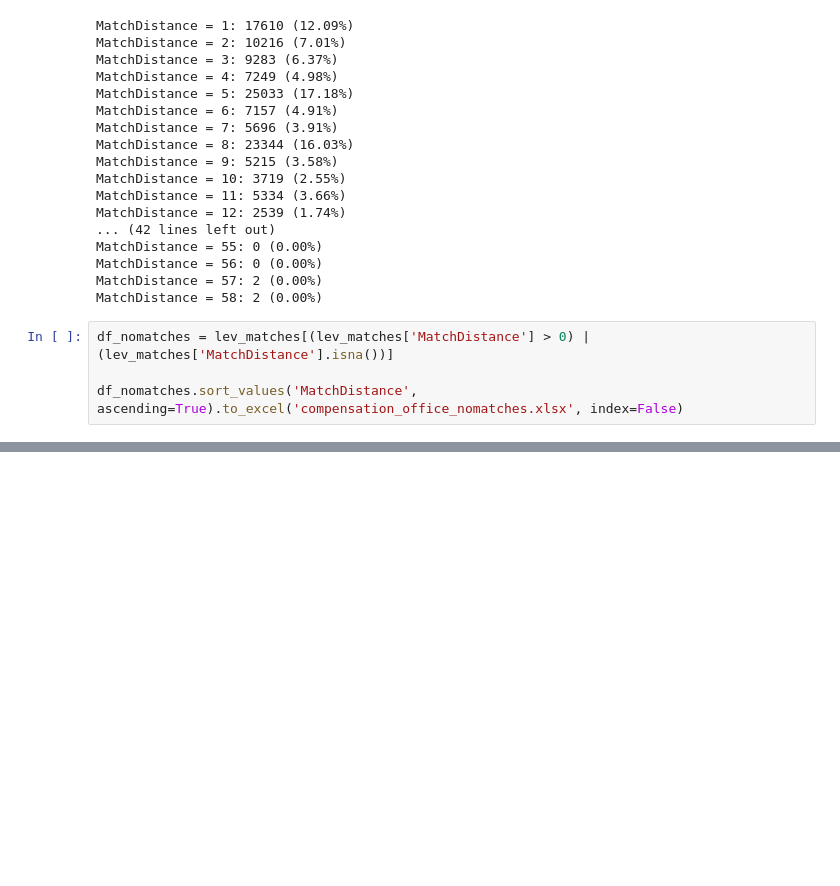
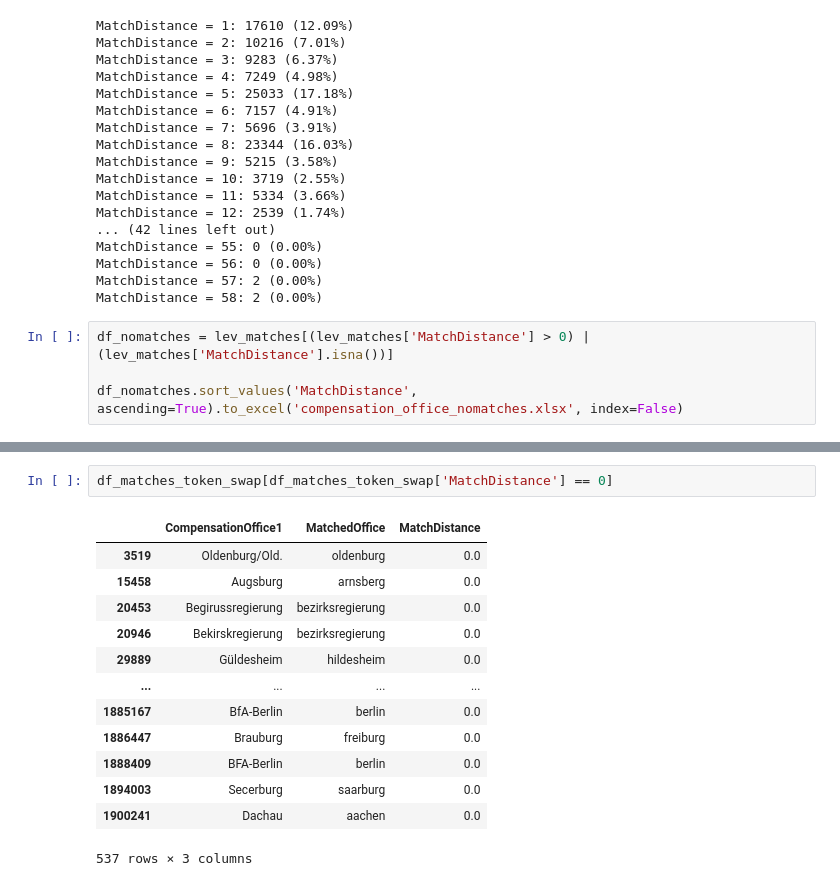
Before and after one commit to BennetHan/compensation-office-analysis, a Jupyter notebook: compensation-office-analysis.ipynb, the cells around one changed output, grey strips where cells are left out. Cells and saved outputs as stored; diff of their text form; blank space fills up the shorter version.

```diff
--- a/compensation-office-analysis.ipynb
+++ b/compensation-office-analysis.ipynb
@@ -303,0 +523,16 @@ df_nomatches.sort_values('MatchDistance', ascending=True).to_excel('compensation
+# %%
+df_matches_token_swap[df_matches_token_swap['MatchDistance'] == 0]
+# %% [output]
+|  | CompensationOffice1 | MatchedOffice | MatchDistance |
+| 3519 | Oldenburg/Old. | oldenburg | 0.0 |
+| 15458 | Augsburg | arnsberg | 0.0 |
+| 20453 | Begirussregierung | bezirksregierung | 0.0 |
+| 20946 | Bekirskregierung | bezirksregierung | 0.0 |
+| 29889 | Güldesheim | hildesheim | 0.0 |
+| ... | ... | ... | ... |
+| 1885167 | BfA-Berlin | berlin | 0.0 |
+| 1886447 | Brauburg | freiburg | 0.0 |
+| 1888409 | BFA-Berlin | berlin | 0.0 |
+| 1894003 | Secerburg | saarburg | 0.0 |
+| 1900241 | Dachau | aachen | 0.0 |
+537 rows × 3 columns
```
Also changed, not shown: parts of 16 cells of this notebook, 1 other file.
